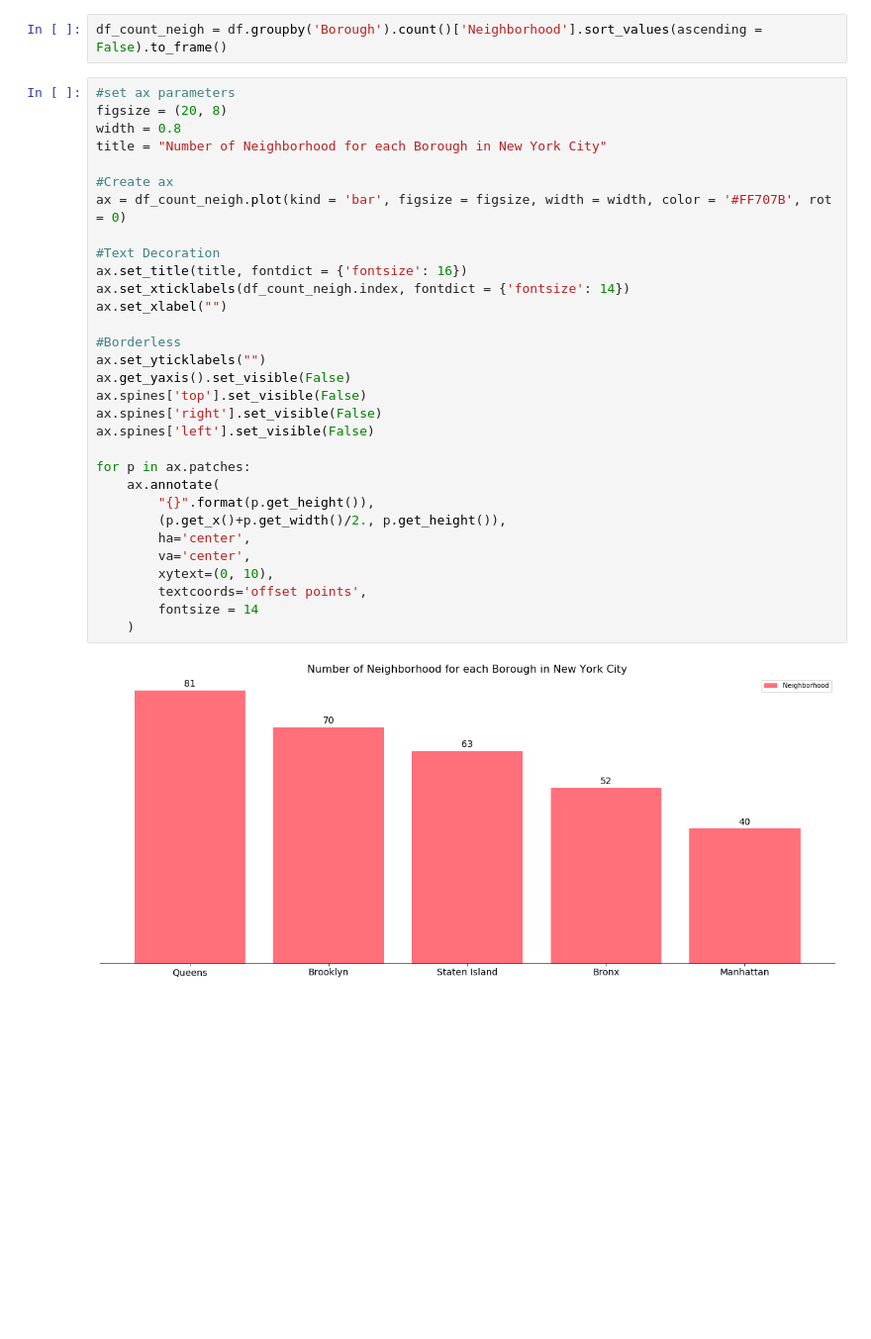
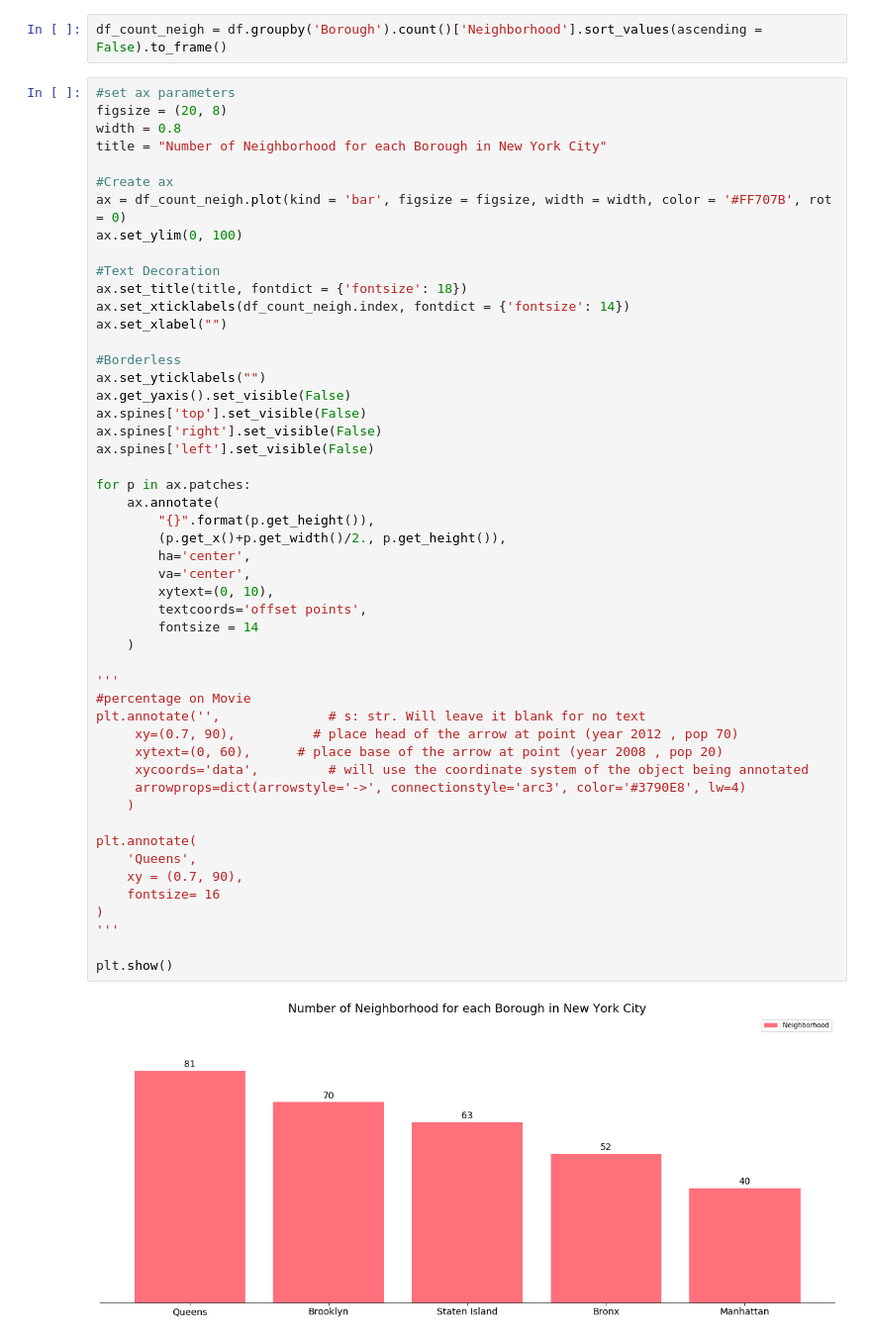
Before and after one commit to touchaee/Coursera_Capstone, a Jupyter notebook: Capstone - where to open a Thai restaurant in Newyork.ipynb, the cells around one changed output. Shown at 99% size. Saved outputs shown, nothing was run; the diff lists cells and outputs as text; blank space fills up the shorter version.

```diff
--- a/Capstone - where to open a Thai restaurant in Newyork.ipynb
+++ b/Capstone - where to open a Thai restaurant in Newyork.ipynb
@@ -135,33 +144,52 @@ df_count_neigh = df.groupby('Borough').count()['Neighborhood'].sort_values(ascen
 #set ax parameters
 figsize = (20, 8)
 width = 0.8
 title = "Number of Neighborhood for each Borough in New York City"
 
 #Create ax
 ax = df_count_neigh.plot(kind = 'bar', figsize = figsize, width = width, color = '#FF707B', rot = 0)
+ax.set_ylim(0, 100)
 
 #Text Decoration
-ax.set_title(title, fontdict = {'fontsize': 16})
+ax.set_title(title, fontdict = {'fontsize': 18})
 ax.set_xticklabels(df_count_neigh.index, fontdict = {'fontsize': 14})
 ax.set_xlabel("")
 
 #Borderless
 ax.set_yticklabels("")
 ax.get_yaxis().set_visible(False)
 ax.spines['top'].set_visible(False)
 ax.spines['right'].set_visible(False)
 ax.spines['left'].set_visible(False)
 
 for p in ax.patches:
     ax.annotate(
         "{}".format(p.get_height()),
         (p.get_x()+p.get_width()/2., p.get_height()),
         ha='center',
         va='center',
         xytext=(0, 10),
         textcoords='offset points',
         fontsize = 14
     )
+
+'''
+#percentage on Movie
+plt.annotate('',              # s: str. Will leave it blank for no text
+     xy=(0.7, 90),          # place head of the arrow at point (year 2012 , pop 70)
+     xytext=(0, 60),      # place base of the arrow at point (year 2008 , pop 20)
+     xycoords='data',         # will use the coordinate system of the object being annotated
+     arrowprops=dict(arrowstyle='->', connectionstyle='arc3', color='#3790E8', lw=4)
+    )
+
+plt.annotate(
+    'Queens',
+    xy = (0.7, 90),
+    fontsize= 16
+)
+'''
+
+plt.show()
 # %% [output]
-[figure, old version]
+[figure, new version]
 # %% [markdown]
```
Also changed, not shown: parts of 26 cells of this notebook, 1 other file.
